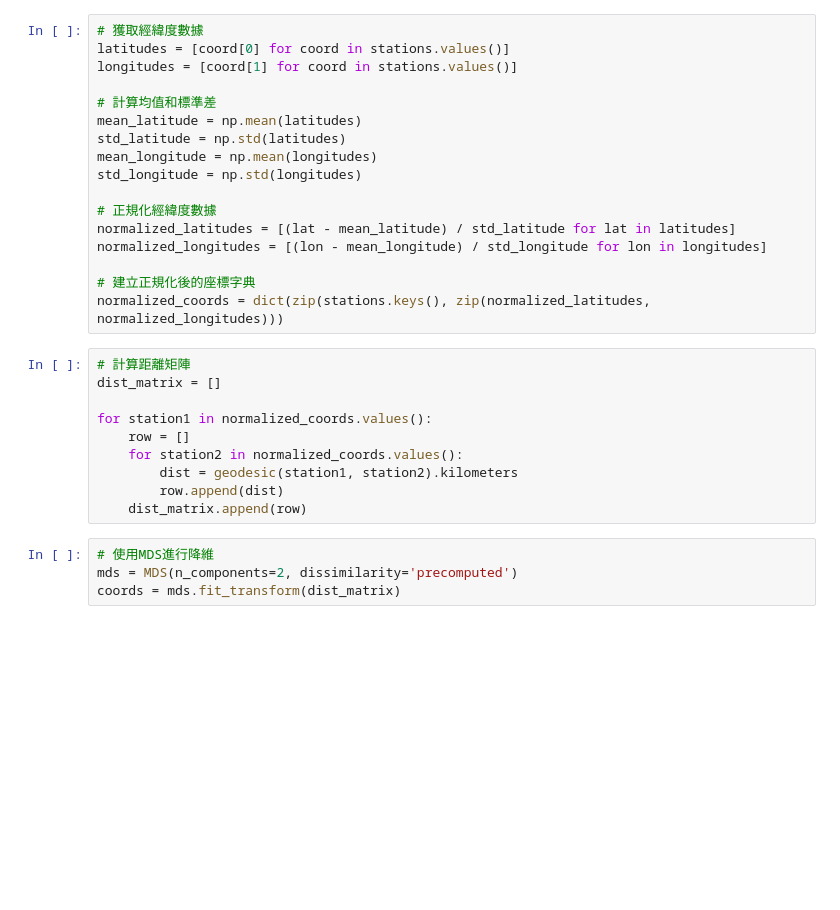
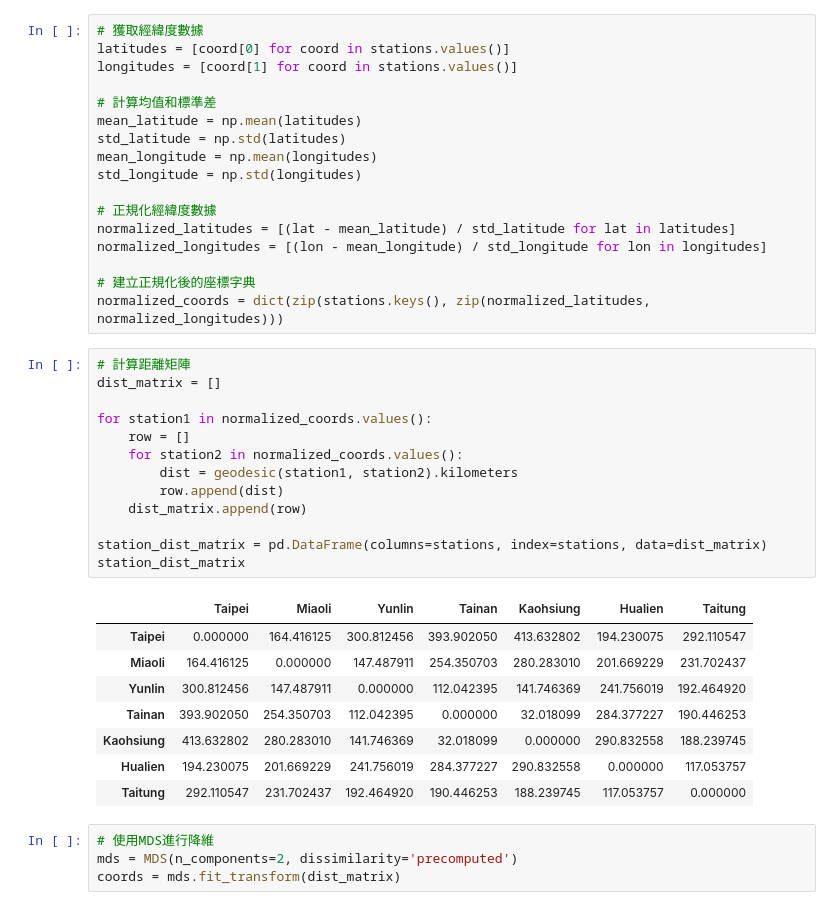
Before and after one commit to jing-ying-chen/hw4_M11123052, a Jupyter notebook: Project_4.ipynb, the cells around one changed output. Saved outputs shown, nothing was run; the diff lists cells and outputs as text; blank space fills up the shorter version.

```diff
--- a/Project_4.ipynb
+++ b/Project_4.ipynb
@@ -56,13 +56,25 @@ normalized_coords = dict(zip(stations.keys(), zip(normalized_latitudes, normaliz
 # %%
 # 計算距離矩陣
 dist_matrix = []
 
 for station1 in normalized_coords.values():
     row = []
     for station2 in normalized_coords.values():
         dist = geodesic(station1, station2).kilometers
         row.append(dist)
     dist_matrix.append(row)
+
+station_dist_matrix = pd.DataFrame(columns=stations, index=stations, data=dist_matrix)
+station_dist_matrix
+# %% [output]
+|  | Taipei | Miaoli | Yunlin | Tainan | Kaohsiung | Hualien | Taitung |
+| Taipei | 0.000000 | 164.416125 | 300.812456 | 393.902050 | 413.632802 | 194.230075 | 292.110547 |
+| Miaoli | 164.416125 | 0.000000 | 147.487911 | 254.350703 | 280.283010 | 201.669229 | 231.702437 |
+| Yunlin | 300.812456 | 147.487911 | 0.000000 | 112.042395 | 141.746369 | 241.756019 | 192.464920 |
+| Tainan | 393.902050 | 254.350703 | 112.042395 | 0.000000 | 32.018099 | 284.377227 | 190.446253 |
+| Kaohsiung | 413.632802 | 280.283010 | 141.746369 | 32.018099 | 0.000000 | 290.832558 | 188.239745 |
+| Hualien | 194.230075 | 201.669229 | 241.756019 | 284.377227 | 290.832558 | 0.000000 | 117.053757 |
+| Taitung | 292.110547 | 231.702437 | 192.464920 | 190.446253 | 188.239745 | 117.053757 | 0.000000 |
 # %%
 # 使用MDS進行降維
 mds = MDS(n_components=2, dissimilarity='precomputed')
```
Also changed, not shown: parts of 2 cells of this notebook.
